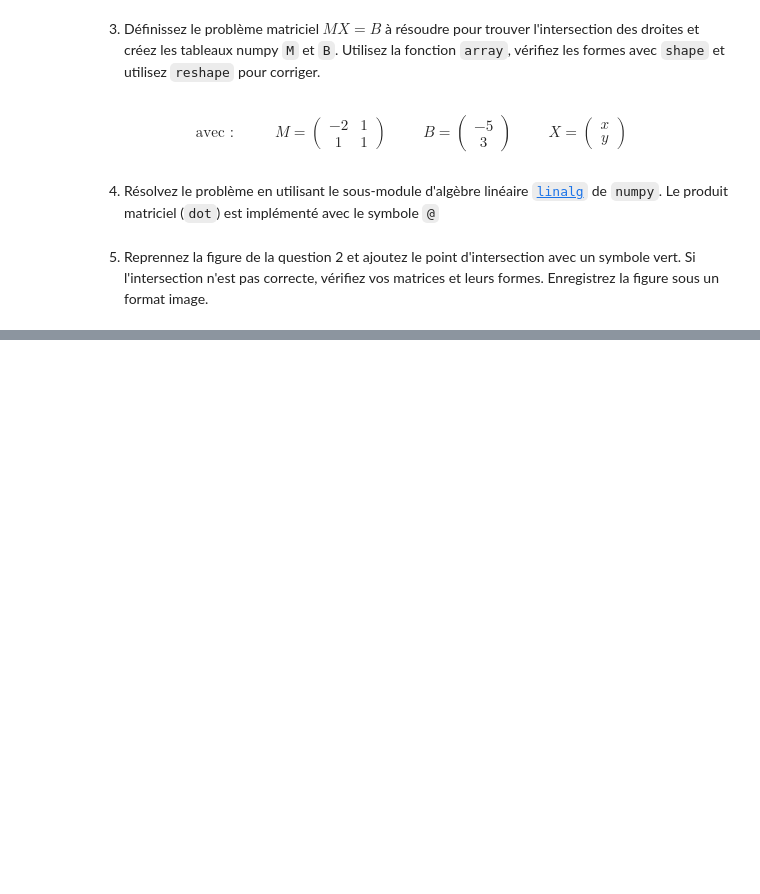
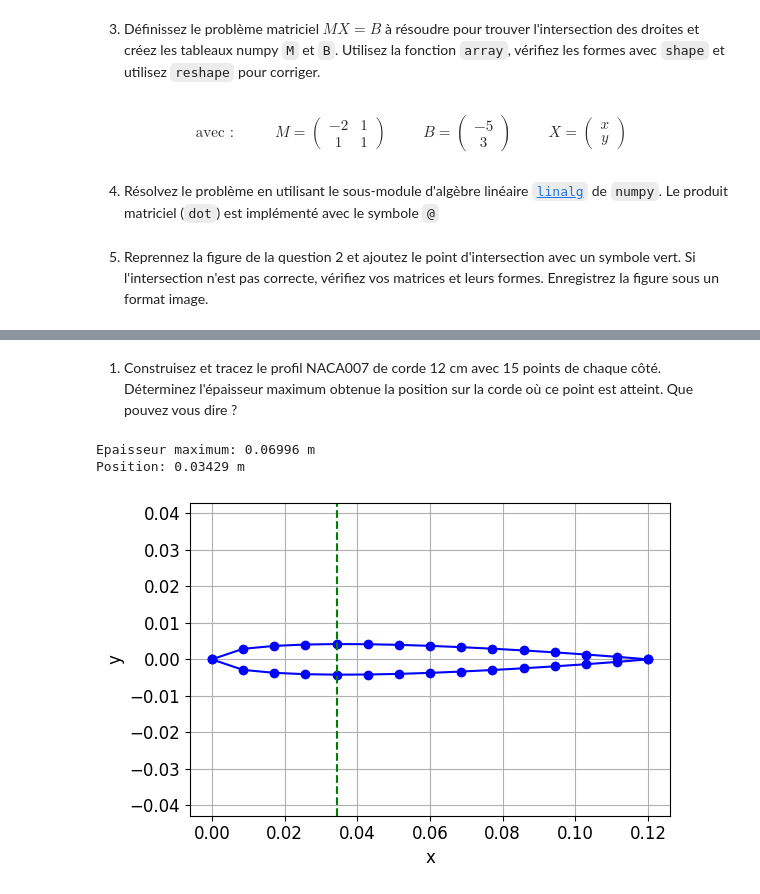
Before and after one commit to sanjosem/mec757_solutions, a Jupyter notebook: enonces/introduction/IntroNum-Sol.ipynb, the cells around one changed output, grey strips where cells are left out. Saved outputs shown, nothing was run; the diff lists cells and outputs as text; code cells hidden in the pictures; blank space fills up the shorter version.

```diff
--- a/enonces/introduction/IntroNum-Sol.ipynb
+++ b/enonces/introduction/IntroNum-Sol.ipynb
@@ -104,0 +132,43 @@ plt.show()
+# %% [markdown]
+1. Construisez et tracez le profil NACA007 de corde 12 cm avec 15 points de chaque côté. Déterminez l'épaisseur maximum obtenue la position sur la corde où ce point est atteint. Que pouvez vous dire ?
+# %%
+# Parametres du profil
+corde = 0.12
+t = 7/100
+
+# Parametre de discretisation
+npts = 15
+# %%
+# Coordonnee de corde
+xc = np.linspace(0,1,npts)
+
+# Epaisseur
+yt = 5*t * (  0.2969 * xc**0.5 - 0.1260 * xc - 0.3516 * xc**2
+            + 0.2843 * xc**3 - 0.1036 * xc**4 )
+# %%
+# Redimensionnement
+x = xc * corde
+# Extrados
+yu = yt * corde
+# Intrados
+yd = - yt * corde
+# %%
+e_max = (yu.max() - yd.min())/corde
+id_max = yu.argmax()
+x_emax = xc[id_max] * corde
+print(f'Epaisseur maximum: {e_max:.5f} m')
+print(f'Position: {x_emax:.5f} m')
+# %% [output]
+Epaisseur maximum: 0.06996 m
+Position: 0.03429 m
+# %%
+plt.plot(x,yu,color='blue',marker='o')
+plt.plot(x,yd,color='blue',marker='o')
+plt.axvline(x_emax, color = 'green' , linestyle = '--')
+plt.axis('equal')
+plt.xlabel('x')
+plt.ylabel('y')
+plt.grid()
+plt.show()
+# %% [output]
+[figure, added]
```
Also changed, not shown: parts of 15 cells of this notebook, 2 other files.
